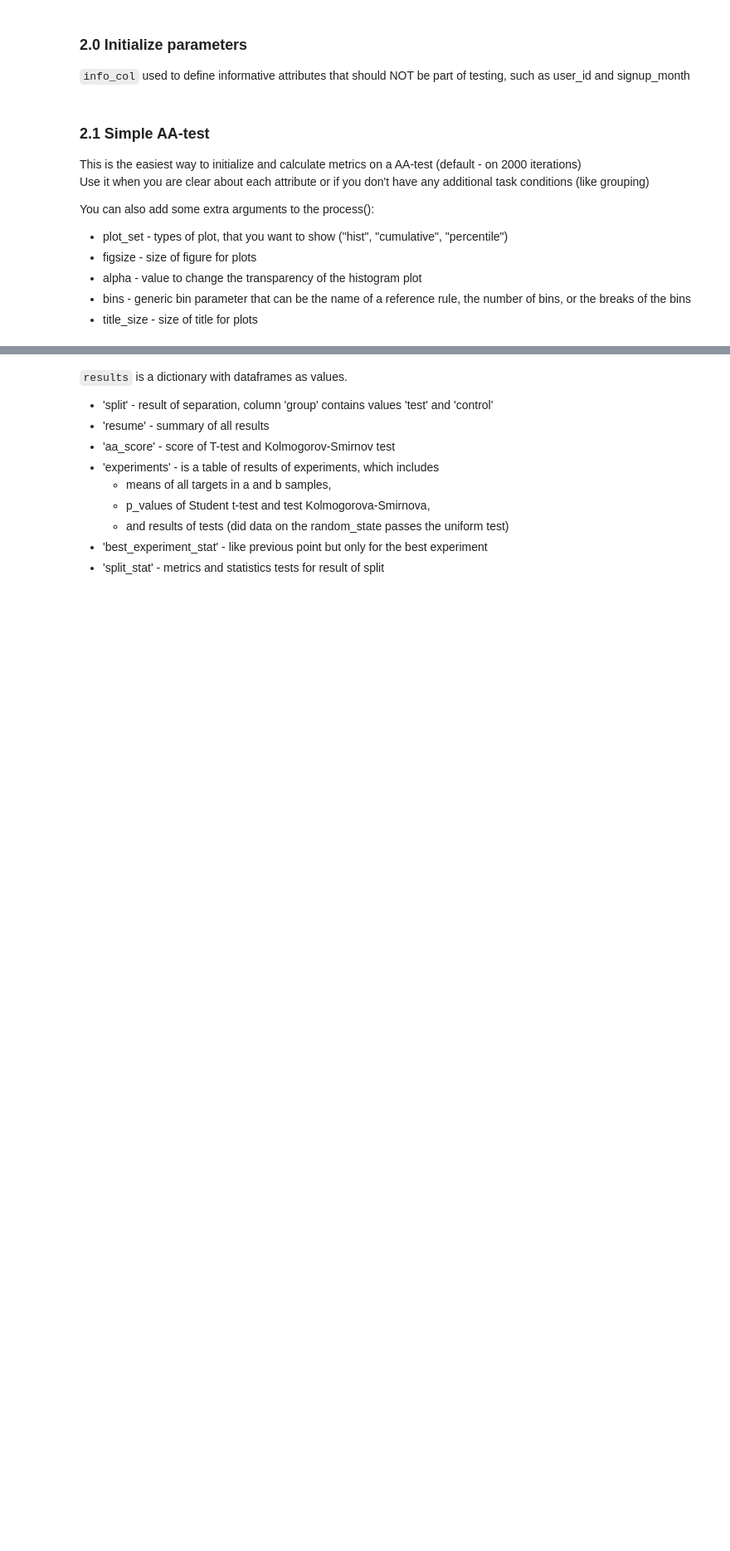
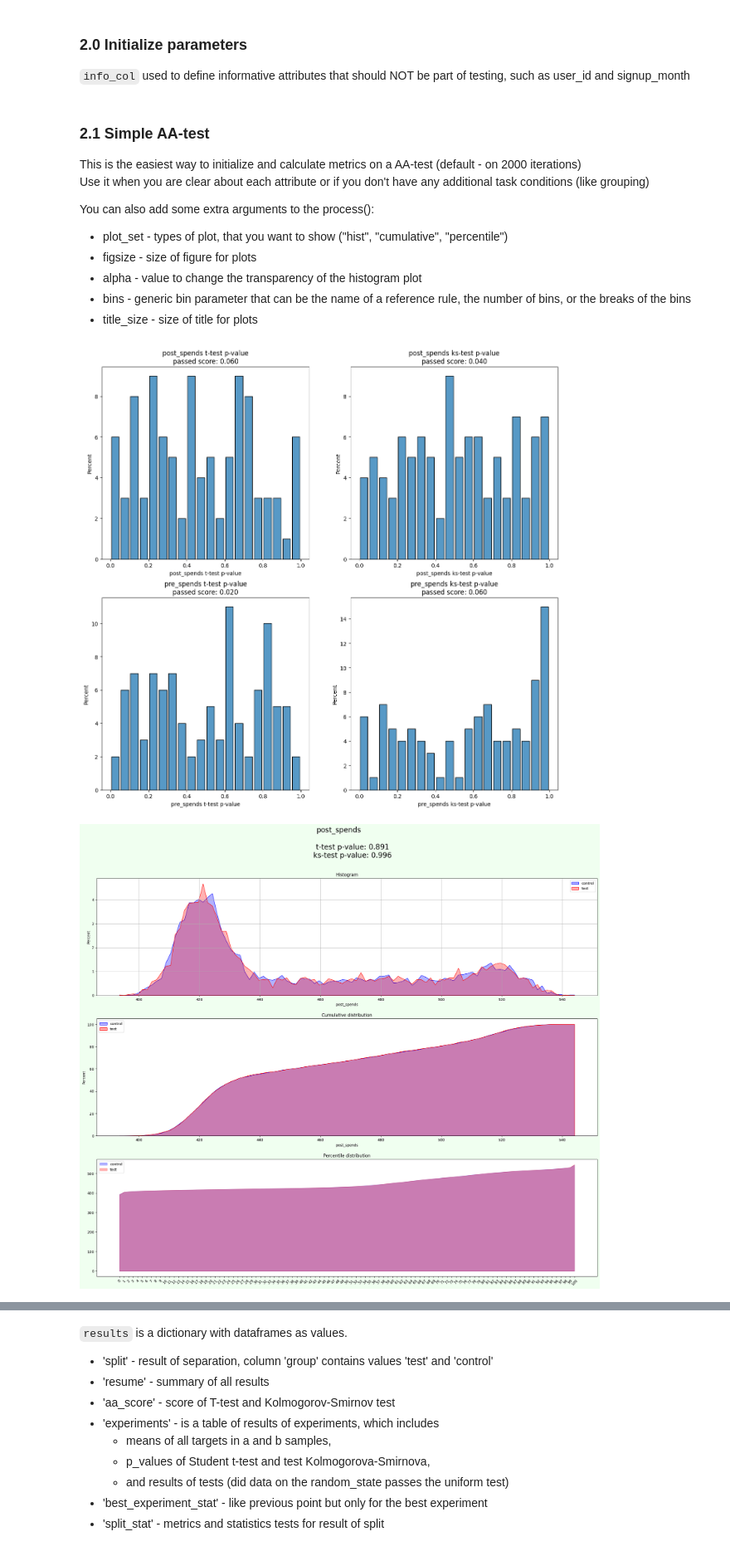
Before and after one commit to sb-ai-lab/HypEx, a Jupyter notebook: examples/tutorials/AA Test.ipynb, the cells around one changed output, grey strips where cells are left out. Shown at 83% size. Drawn from its saved outputs; the diff is of its cells as text; code cells hidden in the pictures; blank space fills up the shorter version.

```diff
--- a/examples/tutorials/AA Test.ipynb
+++ b/examples/tutorials/AA Test.ipynb
@@ -48,4 +62,7 @@ You can also add some extra arguments to the process():
 # %%
 experiment = AATest(info_cols=info_cols, target_fields=target)
 # %%
-results = experiment.process(data, iterations=2000)
+results = experiment.process(data, iterations=100)
+# %% [output]
+[figure, added]
+[figure, added]
```
Also changed, not shown: parts of 30 cells of this notebook, 1 other file.
